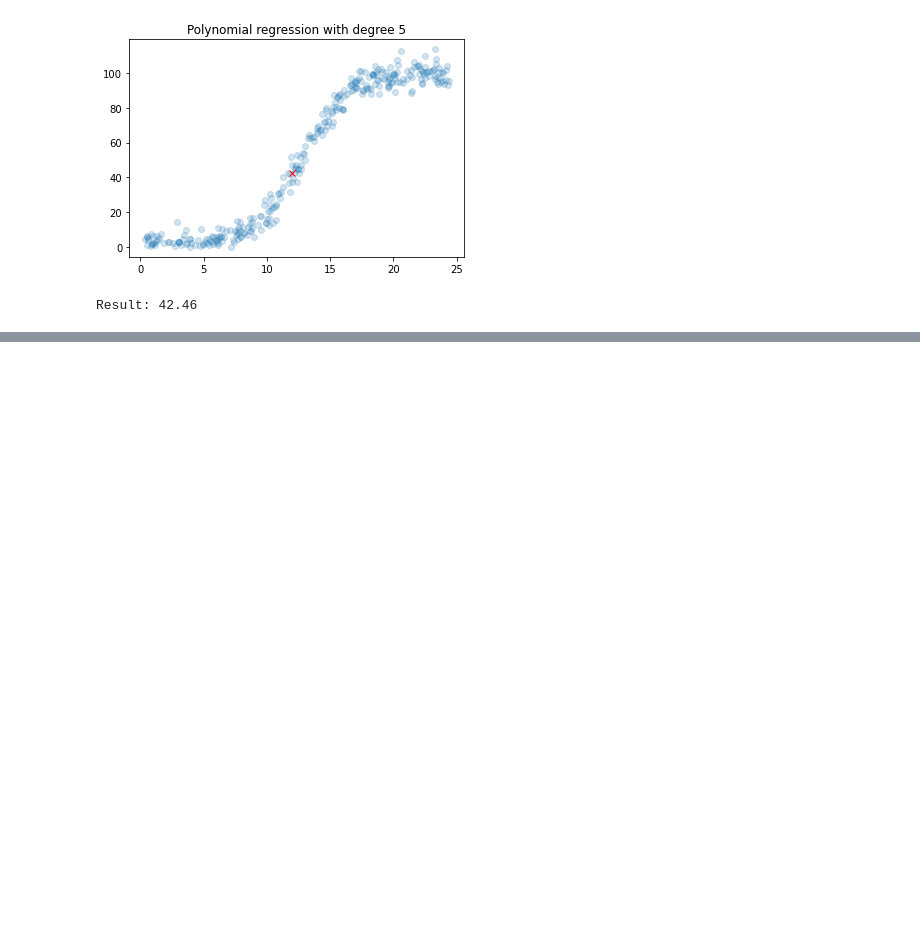
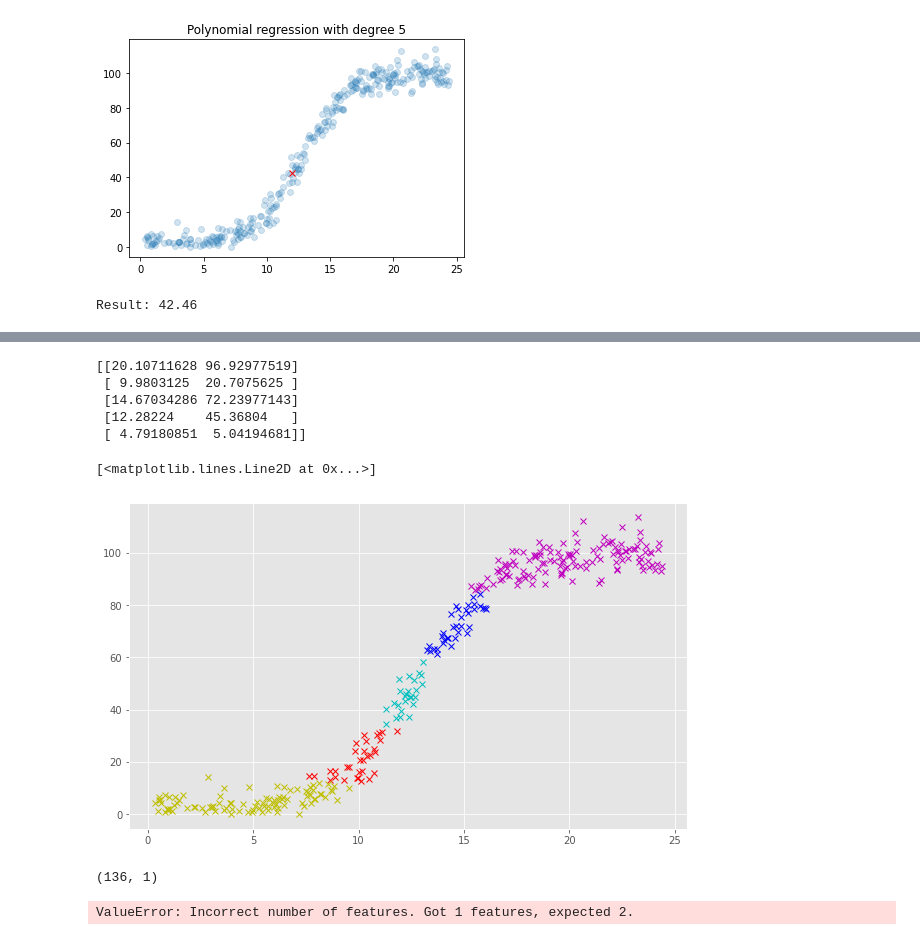
Before and after one commit to andkoc001/Machine-Learning-and-Statistics-Project, a Jupyter notebook: playground_for_trials.ipynb, the cells around one changed output, grey strips where cells are left out. Drawn from its saved outputs; the diff is of its cells as text; code cells hidden in the pictures; blank space fills up the shorter version.

```diff
--- a/playground_for_trials.ipynb
+++ b/playground_for_trials.ipynb
@@ -488,0 +594,42 @@ Result: 42.46
+# %%
+# import libraries and packages
+import numpy as np
+import pandas as pd
+# Machine learning - KMeans
+import sklearn.cluster as skcl
+
+# load the data set from file
+df_raw = pd.read_csv(r"powerproduction.txt")
+
+# clean the dataset by removing all observations where the power output is zero
+df = df_raw[df_raw['power'] !=0]
+
+# assign "speed" and "power" sets to variables X and y
+X, y = df["speed"], df["power"]
+
+# random_state (seed) is set for consistancy
+X_train, X_test, y_train, y_test = train_test_split(X, y, test_size=0.3, random_state=2020)
+
+X_kmeans = np.vstack([np.array(X_train), np.array(y_train)]).T
+
+# Apply k-means model and perform fitting
+kmeans = skcl.KMeans(n_clusters=5, random_state=2020)
+kmeans.fit(X_kmeans)
+
+# centroids of the clusters
+print(kmeans.cluster_centers_)
+
+# Plot data points of each cluster
+plt.plot(X_kmeans[kmeans.labels_ == 0][:,0], X_kmeans[kmeans.labels_ == 0][:,1], 'mx')
+plt.plot(X_kmeans[kmeans.labels_ == 1][:,0], X_kmeans[kmeans.labels_ == 1][:,1], 'rx')
+plt.plot(X_kmeans[kmeans.labels_ == 2][:,0], X_kmeans[kmeans.labels_ == 2][:,1], 'bx')
+plt.plot(X_kmeans[kmeans.labels_ == 3][:,0], X_kmeans[kmeans.labels_ == 3][:,1], 'cx')
+plt.plot(X_kmeans[kmeans.labels_ == 4][:,0], X_kmeans[kmeans.labels_ == 4][:,1], 'yx')
+# %% [output]
+[[20.10711628 96.92977519]
+ [ 9.9803125  20.7075625 ]
+ [14.67034286 72.23977143]
+ [12.28224    45.36804   ]
+ [ 4.79180851  5.04194681]]
+[<matplotlib.lines.Line2D at 0x...>]
+[figure, added]
@@ -488,0 +642,9 @@ Result: 42.46
+# %%
+# print(np.array(X_test).shape)
+print(X_test.values.reshape(-1, 1).shape)
+# %% [output]
+(136, 1)
+# %%
+prediction = kmeans.predict(X_test.values.reshape(-1, 1))
+# %% [output]
+ValueError: Incorrect number of features. Got 1 features, expected 2.
```
Also changed, not shown: parts of 7 cells of this notebook.
